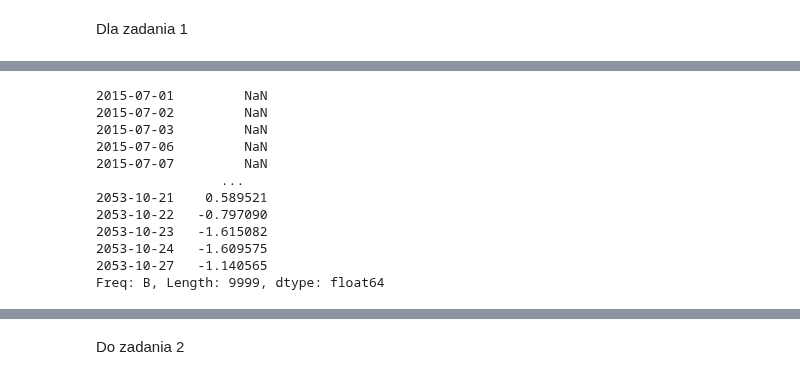
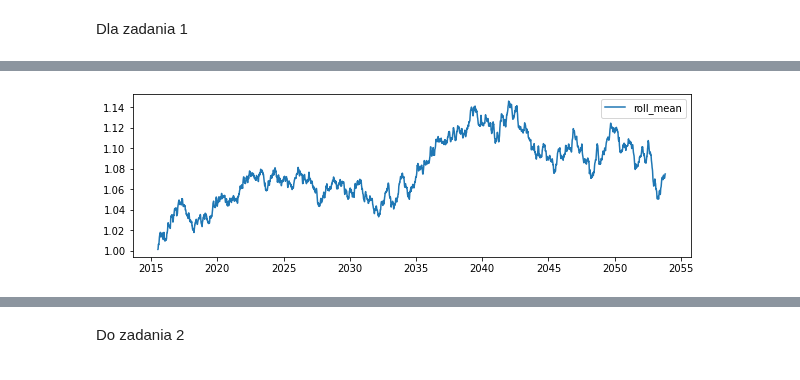
Before and after one commit to 11jolek11/BigData, a Jupyter notebook: List4.ipynb, the cells around one changed output, grey strips where cells are left out. Cells and saved outputs as stored; diff of their text form; code cells hidden in the pictures.

```diff
--- a/List4.ipynb
+++ b/List4.ipynb
@@ -199,15 +154,9 @@ Freq: B, Length: 9999, dtype: float64
-# %%
-x.rolling(7).apply(kurtosis)
-# %% [output]
-2015-07-01         NaN
-2015-07-02         NaN
-2015-07-03         NaN
-2015-07-06         NaN
-2015-07-07         NaN
-                ...
-2053-10-21    0.589521
-2053-10-22   -0.797090
-2053-10-23   -1.615082
-2053-10-24   -1.609575
-2053-10-27   -1.140565
-Freq: B, Length: 9999, dtype: float64
+# %%
+roll_mean = x.rolling(7).mean()
+
+plt.figure(figsize=(10,3))
+plt.plot(t, roll_mean, label='roll_mean')
+plt.legend()
+plt.show()
+# %% [output]
+[figure, added]
```
Also changed, not shown: parts of 16 cells of this notebook.
